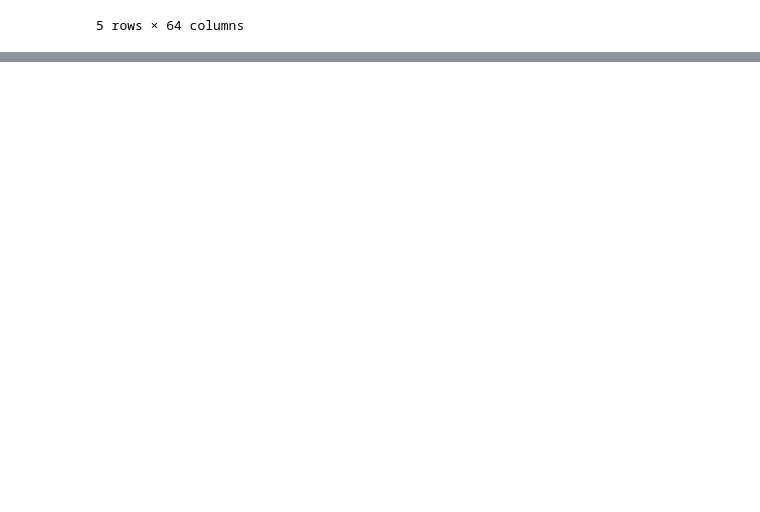
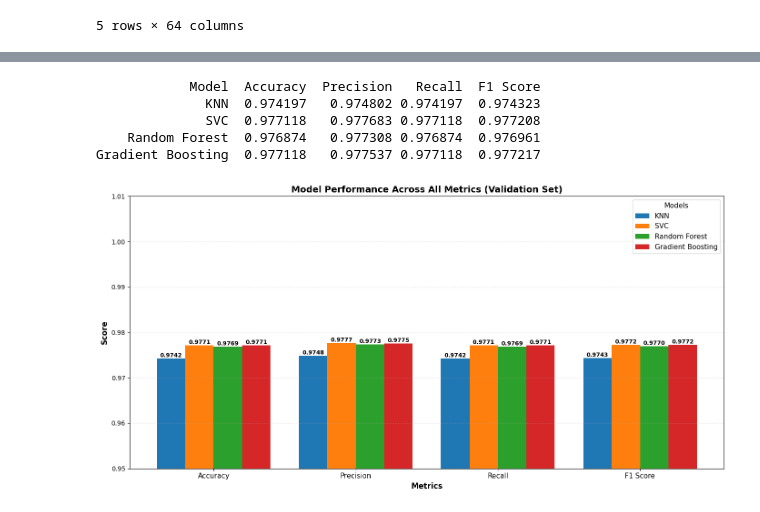
Before and after one commit to loreen101/ML1_Project_ITI, a Jupyter notebook: trial.ipynb, the cells around one changed output, grey strips where cells are left out. Cells and saved outputs as stored; diff of their text form; code cells hidden in the pictures; blank space fills up the shorter version.

Commit message:
Models training and validation

```diff
--- a/trial.ipynb
+++ b/trial.ipynb
@@ -14,0 +79,3 @@ data.head()
+# %%
+new_X = preprocess_data(X.values)
+print(new_X.shape)
@@ -14,0 +84,5 @@ data.head()
+# %%
+
+X_train, X_test, y_train, y_test = train_test_split(new_X, y, test_size=0.2, random_state=42, stratify=y)
+X_train, X_val, y_train, y_val = train_test_split(X_train, y_train, test_size=0.2, random_state=42, stratify=y_train)
+print(f'Training set: {X_train.shape}, Validation set: {X_val.shape}, Test set: {X_test.shape}')
@@ -14,0 +125,10 @@ data.head()
+# %%
+# Encode labels for train, test, val sets
+y_encoded_train, label_encoder = encode_labels(y_train)
+y_encoded_test, _ = encode_labels(y_test)
+y_encoded_val, _ = encode_labels(y_val)
+
+print("Encoded labels:")
+print(f"Classes: {label_encoder.classes_}")
+print(f"Train set shape: {X_train.shape}, Test set shape: {X_test.shape}, Val set shape: {X_val.shape}")
+print(f"Number of classes: {len(label_encoder.classes_)}\n")
@@ -14,0 +369,57 @@ data.head()
+# %%
+# Create comparison dataframe
+comparison_data_final = {
+    'Model': ['KNN', 'SVC', 'Random Forest', 'Gradient Boosting'],
+    'Accuracy': [knn_val_acc, svc_val_acc, rf_val_acc, gb_val_acc],
+    'Precision': [knn_val_prec, svc_val_prec, rf_val_prec, gb_val_prec],
+    'Recall': [knn_val_rec, svc_val_rec, rf_val_rec, gb_val_rec],
+    'F1 Score': [knn_val_f1, svc_val_f1, rf_val_f1, gb_val_f1]
+}
+
+comparison_df_final = pd.DataFrame(comparison_data_final)
+print(comparison_df_final.to_string(index=False))
+
+# Create grouped bar chart on same plot
+fig, ax = plt.subplots(figsize=(14, 7))
+
+# Data setup
+metrics = ['Accuracy', 'Precision', 'Recall', 'F1 Score']
+models = comparison_df_final['Model'].values
+x = np.arange(len(metrics))
+width = 0.2
+
+# Model colors
+model_colors = ['#1f77b4', '#ff7f0e', '#2ca02c', '#d62728']
+
+# Create grouped bars for each model
+for i, model in enumerate(models):
+    values = [comparison_df_final.loc[i, metric] for metric in metrics]
+    offset = width * (i - 1.5)
+    bars = ax.bar(x + offset, values, width, label=model, color=model_colors[i])
+
+    # Add value labels on bars
+    for bar in bars:
+        height = bar.get_height()
+        ax.text(bar.get_x() + bar.get_width()/2., height,
+                f'{height:.4f}',
+                ha='center', va='bottom', fontsize=9, fontweight='bold')
+
+# Customize the chart
+ax.set_xlabel('Metrics', fontsize=12, fontweight='bold')
+ax.set_ylabel('Score', fontsize=12, fontweight='bold')
+ax.set_title('Model Performance Across All Metrics (Validation Set)', fontsize=14, fontweight='bold')
+ax.set_xticks(x)
+ax.set_xticklabels(metrics, fontsize=11)
+ax.legend(fontsize=11, loc='upper right', title='Models', title_fontsize=11)
+ax.grid(axis='y', alpha=0.3, linestyle='--')
+ax.set_ylim([0.95, 1.01])
+
+plt.tight_layout()
+plt.savefig("./models_artifacts/comparison_grouped_bar_chart.png")
+# %% [output]
+            Model  Accuracy  Precision   Recall  F1 Score
+              KNN  0.974197   0.974802 0.974197  0.974323
+              SVC  0.977118   0.977683 0.977118  0.977208
+    Random Forest  0.976874   0.977308 0.976874  0.976961
+Gradient Boosting  0.977118   0.977537 0.977118  0.977217
+[figure, added]
```
Also changed, not shown: parts of 30 cells of this notebook, 6 other files.
